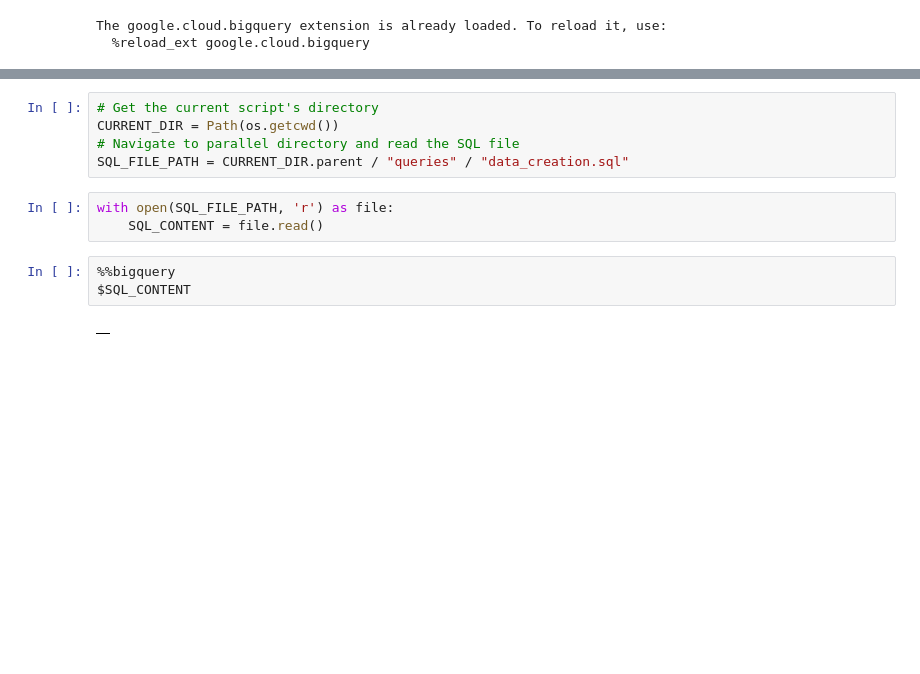
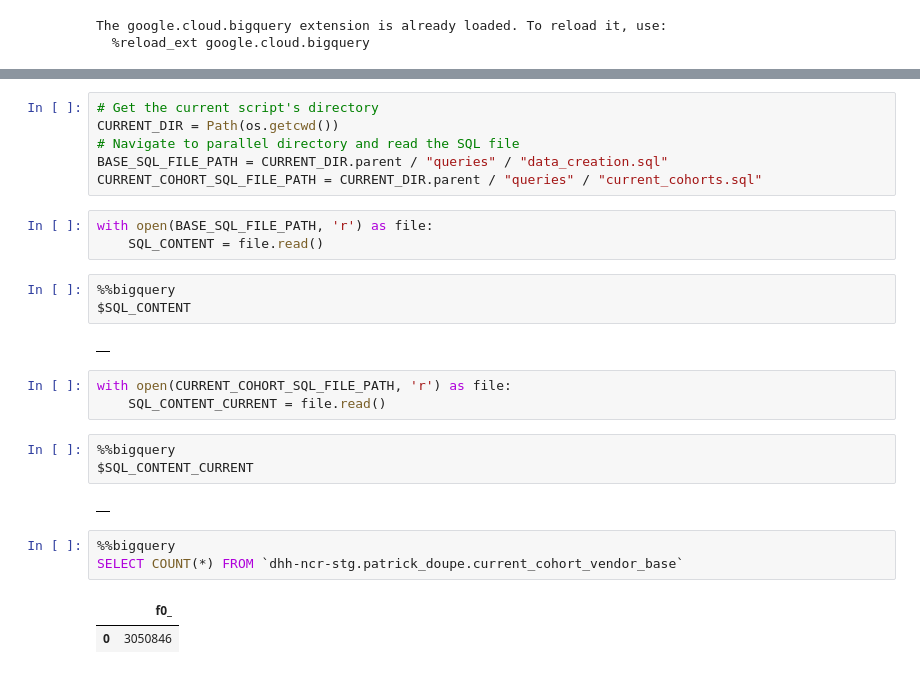
Before and after one commit to pdoupe/ad_hoc, a Jupyter notebook: cohorts/notebooks/create_data.ipynb, the cells around one changed output, grey strips where cells are left out. Cells and saved outputs as stored; diff of their text form; blank space fills up the shorter version.

```diff
--- a/cohorts/notebooks/create_data.ipynb
+++ b/cohorts/notebooks/create_data.ipynb
@@ -20,12 +31,27 @@ The google.cloud.bigquery extension is already loaded. To reload it, use:
 # Get the current script's directory
 CURRENT_DIR = Path(os.getcwd())
 # Navigate to parallel directory and read the SQL file
-SQL_FILE_PATH = CURRENT_DIR.parent / "queries" / "data_creation.sql"
+BASE_SQL_FILE_PATH = CURRENT_DIR.parent / "queries" / "data_creation.sql"
+CURRENT_COHORT_SQL_FILE_PATH = CURRENT_DIR.parent / "queries" / "current_cohorts.sql"
 # %%
-with open(SQL_FILE_PATH, 'r') as file:
+with open(BASE_SQL_FILE_PATH, 'r') as file:
     SQL_CONTENT = file.read()
 # %%
 %%bigquery
 $SQL_CONTENT
 # %% [output]
 |  |
+# %%
+with open(CURRENT_COHORT_SQL_FILE_PATH, 'r') as file:
+    SQL_CONTENT_CURRENT = file.read()
+# %%
+%%bigquery
+$SQL_CONTENT_CURRENT
+# %% [output]
+|  |
+# %%
+%%bigquery
+SELECT COUNT(*) FROM `dhh-ncr-stg.patrick_doupe.current_cohort_vendor_base`
+# %% [output]
+|  | f0_ |
+| 0 | 3050846 |
```
Also changed, not shown: parts of 3 cells of this notebook, 5 other files.
